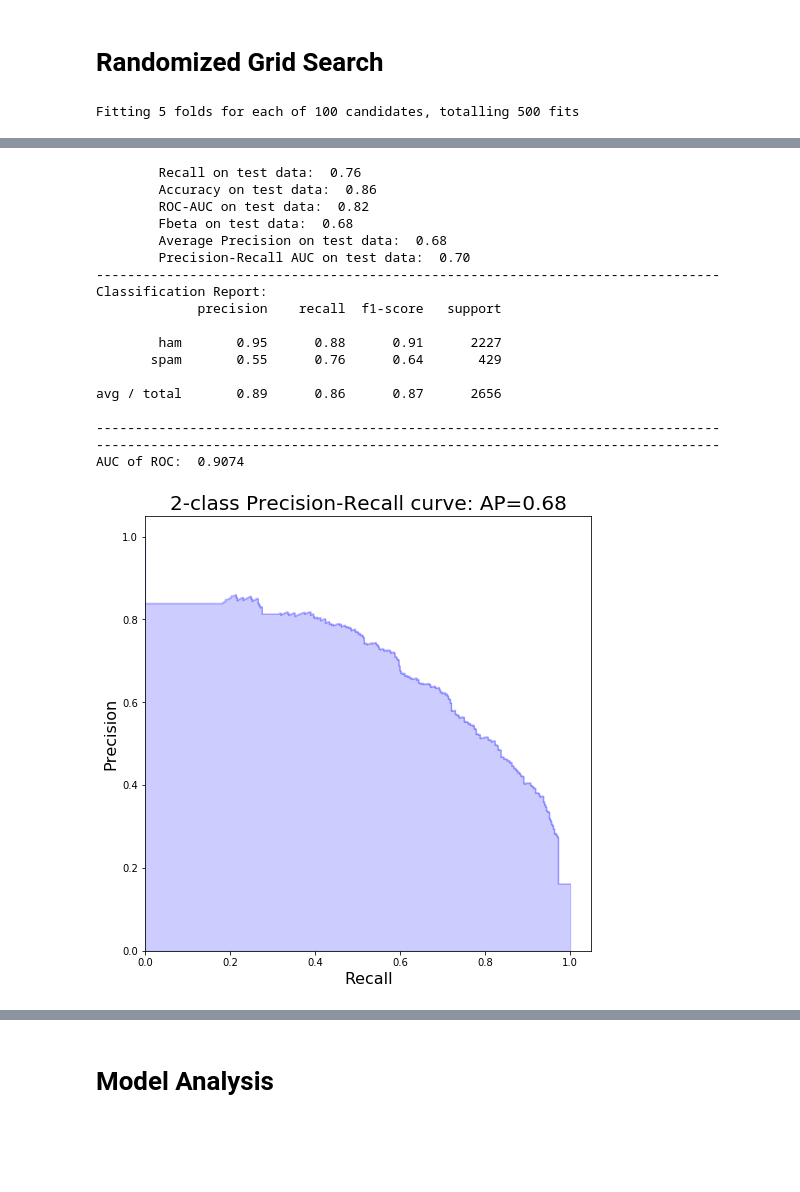
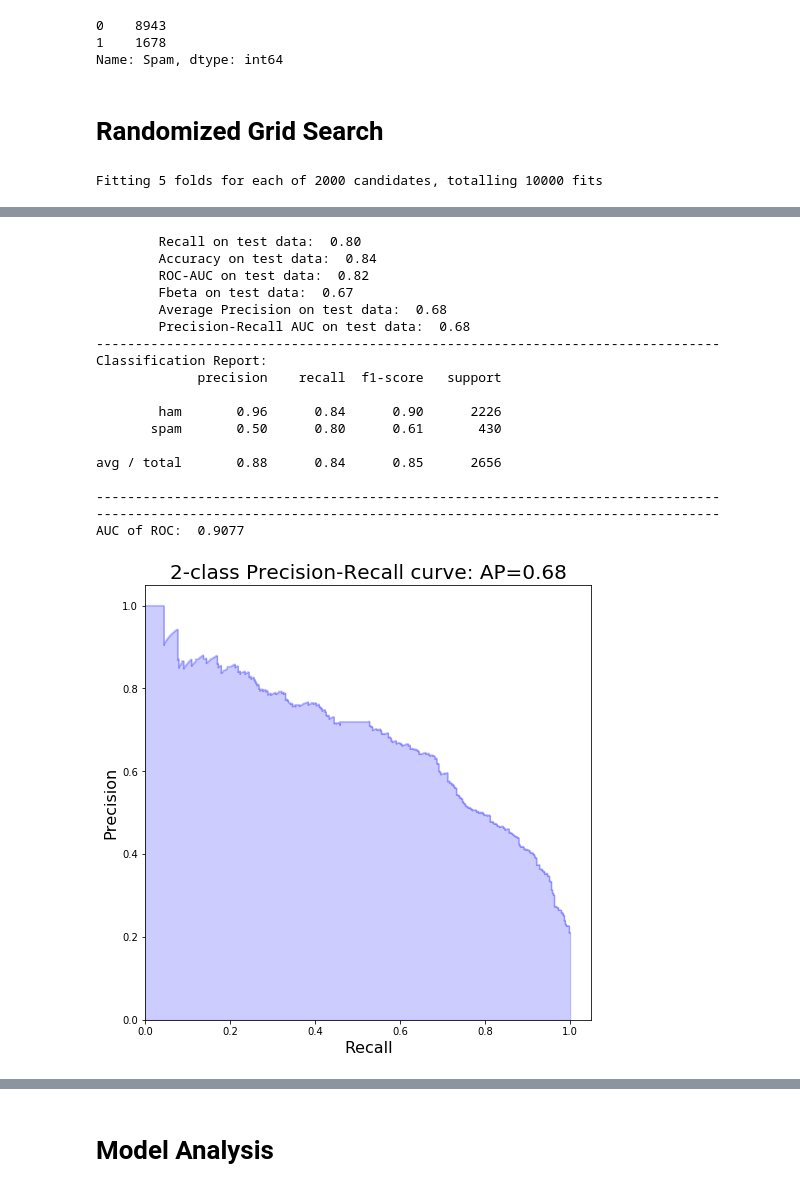
Before and after one commit to 18F/10x-MLaaS, a Jupyter notebook: HSM/eda/site-wide-eda.ipynb, the cells around one changed output, grey strips where cells are left out. Cells and saved outputs as stored; diff of their text form; code cells hidden in the pictures; blank space fills up the shorter version.

Commit message:
ENH: created site-wide model that performs well. (#38)

```diff
--- a/HSM/eda/site-wide-eda.ipynb
+++ b/HSM/eda/site-wide-eda.ipynb
@@ -317,7 +319,8 @@ class log_uniform():
         uniform = stats.uniform(loc=self.loc, scale=self.scale)
         return np.power(self.base, uniform.rvs(size=size, random_state=random_state))
 # %%
-def randomized_grid_search(df, clf=SGDClassifier(), n_iter_search = 500, score='roc_auc'):
+def randomized_grid_search(df, clf=SGDClassifier(), n_iter_search = 500, score='roc_auc',
+                           pickle_best=True):
     """
     Given labeled training data (`df`) for a binary classification task, performs a
     randomized grid search `n_iter_search` times using `clf` as the classifier the `score`
@@ -346,7 +349,8 @@ def randomized_grid_search(df, clf=SGDClassifier(), n_iter_search = 500, score='
                                                         random_state=123)
     pipe = Pipeline([
                      ('vectorizer',TfidfVectorizer()),
-                     ('upsample',SMOTE(ratio='minority')),
+                     ('upsample',SMOTE()),
+                     ('select',SelectPercentile()),
                      ('clf', clf)])
 
     param_dist = {
@@ -354,7 +358,16 @@ def randomized_grid_search(df, clf=SGDClassifier(), n_iter_search = 500, score='
                   "vectorizer__min_df":stats.randint(1,3),
                   "vectorizer__max_df":stats.uniform(.7,.3),
                   "vectorizer__sublinear_tf":[True, False],
-                  "upsample__kind":['svm','regular'],
+                  "upsample":[None,
+                              SMOTE(ratio='minority',kind='svm'),
+                              SMOTE(ratio='minority',kind='regular'),
+                              SMOTE(ratio='minority',kind='borderline1'),
+                              SMOTE(ratio='minority',kind='borderline2')],
+                  "select":[None,
+                            SelectPercentile(percentile=10),
+                            SelectPercentile(percentile=20),
+                            SelectPercentile(percentile=50),
+                            SelectPercentile(percentile=75)],
                   "clf__alpha": log_uniform(-5,2),
                   "clf__penalty": ['l2','l1','elasticnet'],
                   "clf__loss": ['hinge', 'log', 'modified_huber', 'squared_hinge', 'perceptron'],
@@ -404,5 +417,9 @@ def randomized_grid_search(df, clf=SGDClassifier(), n_iter_search = 500, score='
                    'roc_auc', 'auc', 'fbeta', 'recalls','best_score','best_estimator','y_test']
     results = {k:v for k,v in zip(result_keys,result_values)}
 
+    if pickle_best:
+        pickle_path = os.path.join(os.getcwd(),'model_sw.pkl')
+        with open(pickle_path, 'wb') as f:
+            pickle.dump(random_search.best_estimator_, f)
     return results
 # %% [markdown]
@@ -424,6 +433,12 @@ Wall time: 5.01 µs
+# %%
+train_df['Spam'].value_counts()
+# %% [output]
+0    8943
+1    1678
+Name: Spam, dtype: int64
 # %% [markdown]
 # Randomized Grid Search
 # %%
-results = randomized_grid_search(train_df, clf = SGDClassifier(), n_iter_search=100, score='roc_auc')
+results = randomized_grid_search(train_df, clf = SGDClassifier(), n_iter_search=2000, score='roc_auc')
 # %% [output]
-Fitting 5 folds for each of 100 candidates, totalling 500 fits
+Fitting 5 folds for each of 2000 candidates, totalling 10000 fits
@@ -434,19 +460,19 @@ Fitting 5 folds for each of 100 candidates, totalling 500 fits
-        Recall on test data:  0.76
-        Accuracy on test data:  0.86
+        Recall on test data:  0.80
+        Accuracy on test data:  0.84
         ROC-AUC on test data:  0.82
-        Fbeta on test data:  0.68
+        Fbeta on test data:  0.67
         Average Precision on test data:  0.68
-        Precision-Recall AUC on test data:  0.70
+        Precision-Recall AUC on test data:  0.68
 --------------------------------------------------------------------------------
 Classification Report:
              precision    recall  f1-score   support
 
-        ham       0.95      0.88      0.91      2227
-       spam       0.55      0.76      0.64       429
+        ham       0.96      0.84      0.90      2226
+       spam       0.50      0.80      0.61       430
 
-avg / total       0.89      0.86      0.87      2656
+avg / total       0.88      0.84      0.85      2656
 
 --------------------------------------------------------------------------------
 --------------------------------------------------------------------------------
-AUC of ROC:  0.9074
+AUC of ROC:  0.9077
-[figure, old version]
+[figure, new version]
```
Also changed, not shown: parts of 24 cells of this notebook.
